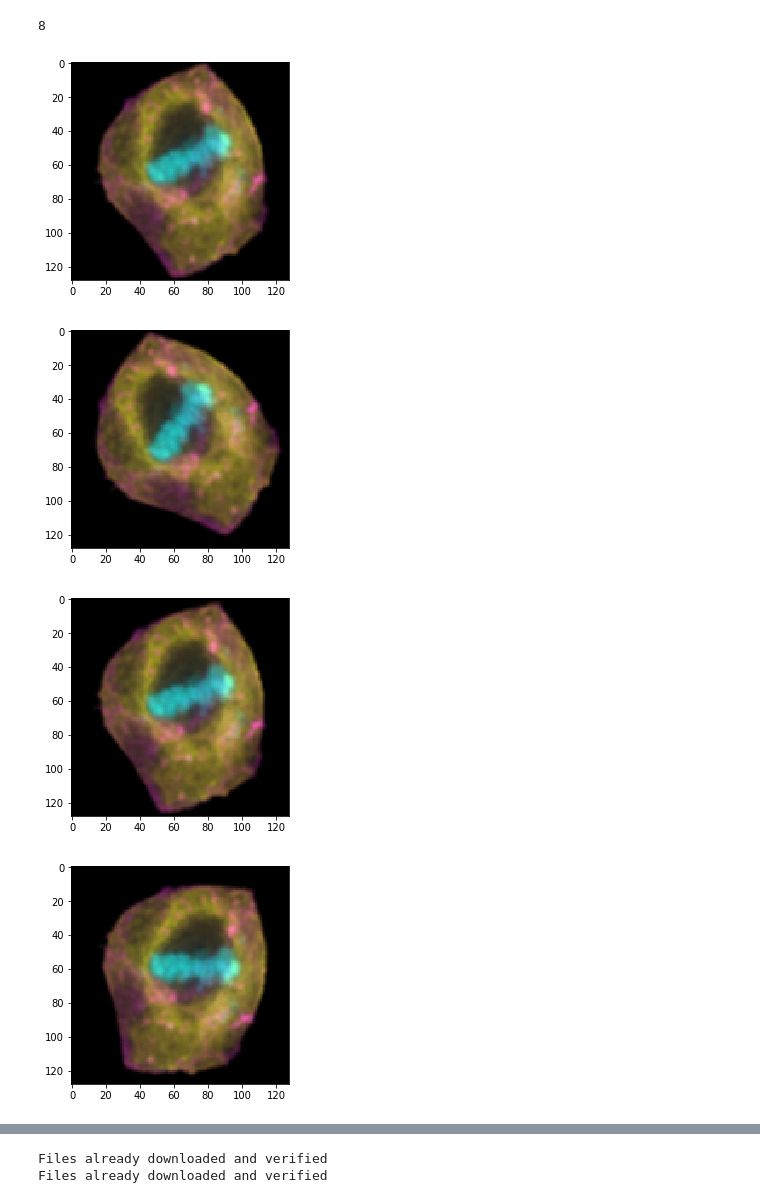
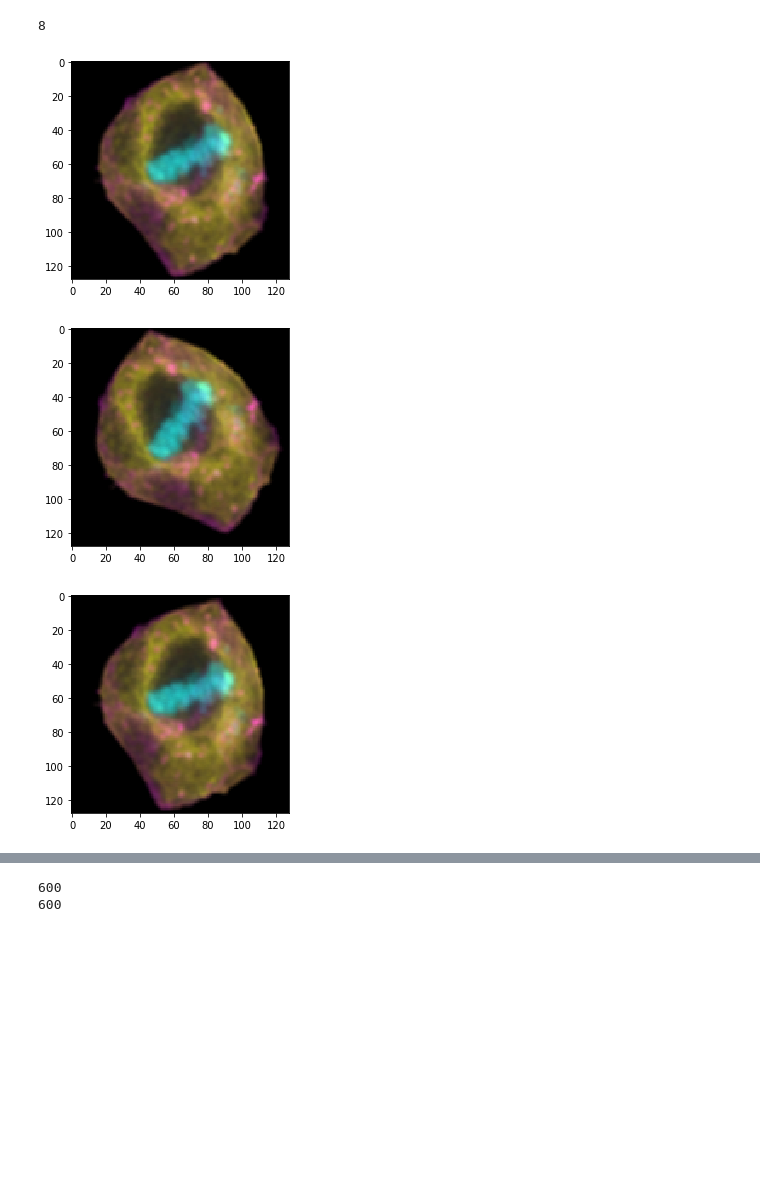
Before and after one commit to allen-cell-animated/render-style-transfer, a Jupyter notebook: notebooks/renderstyletransfer.ipynb, the cells around one changed output, grey strips where cells are left out. Saved outputs shown, nothing was run; the diff lists cells and outputs as text; code cells hidden in the pictures; blank space fills up the shorter version.

```diff
--- a/notebooks/renderstyletransfer.ipynb
+++ b/notebooks/renderstyletransfer.ipynb
@@ -89,6 +71,6 @@ tensor([[[[0., 0., 0.,  ..., 0., 0., 0.],
 # %%
-class TestConvDataset(Dataset):
-    def __init__(self, root_dir, transform=None):
+class RenderStyleTransferDataset(Dataset):
+    def __init__(self, root_dir, train=True):
         """
         Args:
             root_dir (string): Directory with all the images.
@@ -96,7 +78,6 @@ class TestConvDataset(Dataset):
                 on a sample.
         """
         self.root_dir = root_dir
-        self.transform = transform
         self.all_files = []
         for name in os.listdir(self.root_dir):
             full = os.path.join(self.root_dir, name)
@@ -106,7 +87,7 @@ class TestConvDataset(Dataset):
         print(num_files)
 
     def __len__(self):
-        return len(self.landmarks_frame)
+        return len(self.all_files)
 
     # returns a Tensor that is a 2D RGB image
     def render_function(self, input_data, render_params, camera_transform):
@@ -125,6 +106,7 @@ class TestConvDataset(Dataset):
         renderedimage_pil = torchvision.transforms.functional.to_pil_image(renderedimage, mode=None)
 
         final_image = camera_transform(renderedimage_pil)
+        final_image = torchvision.transforms.functional.to_tensor(final_image)
         return final_image
 
 
@@ -143,35 +125,27 @@ class TestConvDataset(Dataset):
 
         # loop
         images = []
-        im_2d_cube_ids = []
         for i in range(camera_samples):
             renderedimage = self.render_function(image.transpose(2,1,0), convfilter, apply_camera)
             images.append(renderedimage)
-            im_2d_cube_ids.append(idx)
+        im_2d_cube_ids = [idx for i in range(camera_samples)]
+        render_params = [convfilter for i in range(camera_samples)]
 
-        sample = {'im_cube': image, 'im_2d': images, 'im_2d_cube_id': im_2d_cube_ids, 'render_parameters': convfilter}
-
-
-        if self.transform:
-            sample = self.transform(sample)
+        im_as_tensor = torchvision.transforms.functional.to_tensor(image)
+        # sample = {'im_cube': image, 'im_2d': images, 'im_2d_cube_id': im_2d_cube_ids, 'render_parameters': convfilter}
+        sample = (im_as_tensor, images, im_2d_cube_ids, render_params)
 
         return sample
 # %%
-testDataset = TestConvDataset(root_dir = "\\\\allen\\aics\\animated-cell\\Dan\\test\\fake_dataset")
+testDataset = RenderStyleTransferDataset(root_dir = "\\\\allen\\aics\\animated-cell\\Dan\\test\\fake_dataset")
 # testDataset = TestConvDataset(root_dir = "\\\\allen\\aics\\animated-cell\\Dan\\test\\fake_dataset")
 item = testDataset.__getitem__(0)
 # print(item)
-imshow(item["im_2d"][0])
-imshow(item["im_2d"][1])
-imshow(item["im_2d"][2])
-imshow(item["im_2d"][3])
-imshow(item["im_2d"][4])
-imshow(item["im_2d"][5])
-imshow(item["im_2d"][6])
-imshow(item["im_2d"][7])
+imshow(torchvision.transforms.functional.to_pil_image(item[1][0], mode=None))
+imshow(torchvision.transforms.functional.to_pil_image(item[1][1], mode=None))
+imshow(torchvision.transforms.functional.to_pil_image(item[1][2], mode=None))
 # %% [output]
 8
-[figure, old version]
+[figure, new version]
-[figure, old version]
+[figure, new version]
-[figure, old version]
+[figure, new version]
-[figure, removed]
@@ -182,35 +152,20 @@ imshow(item["im_2d"][7])
 # %%
 #Data loader. Combines a dataset and a sampler, and provides single- or multi-process iterators over the dataset.
 
-# transforms an image to a Tensor, with a normalization operation
-transform = transforms.Compose(
-    [transforms.ToTensor(),
-     transforms.Normalize((0.5, 0.5, 0.5), (0.5, 0.5, 0.5))])
-
-# train (bool, optional) If True, creates dataset from training.pt, otherwise from test.pt.
-# gets the data and creates a set from training.pt
-# both training and testing will be downloaded
-# transform takes in a PIL image and returns a transformed version
-trainset = torchvision.datasets.CIFAR10(root='./data', train=True,
-                                        download=True, transform=transform)
+# train (bool, optional)
+# split the data set based on the value of train into a repeatable 80%-20% split
+trainset = RenderStyleTransferDataset(root_dir = "\\\\allen\\aics\\animated-cell\\Dan\\renderstyletransfer\\training_data", train=True)
+testset = RenderStyleTransferDataset(root_dir = "\\\\allen\\aics\\animated-cell\\Dan\\renderstyletransfer\\training_data", train=False)
 
 # takes the trainset we defined, loads 4 (default 1) at a time,
 # shuffle=True reshuffles the data every epoch
 # for shuffle, an epoch is defined as one full iteration through the DataLoader
 trainloader = torch.utils.data.DataLoader(trainset, batch_size=4,
-                                          shuffle=True, num_workers=2)
-
-# gets the data from test.pt, transforms it
-testset = torchvision.datasets.CIFAR10(root='./data', train=False,
-                                       download=True, transform=transform)
+                                          shuffle=True, num_workers=0)
 
 # same as trainloader
 testloader = torch.utils.data.DataLoader(testset, batch_size=4,
-                                         shuffle=False, num_workers=2)
-
-# order of the classes in the set, the data set stores labels as indices
-classes = ('plane', 'car', 'bird', 'cat',
-           'deer', 'dog', 'frog', 'horse', 'ship', 'truck')
+                                         shuffle=False, num_workers=0)
 # %% [output]
-Files already downloaded and verified
-Files already downloaded and verified
+600
+600
```
Also changed, not shown: parts of 13 cells of this notebook.
